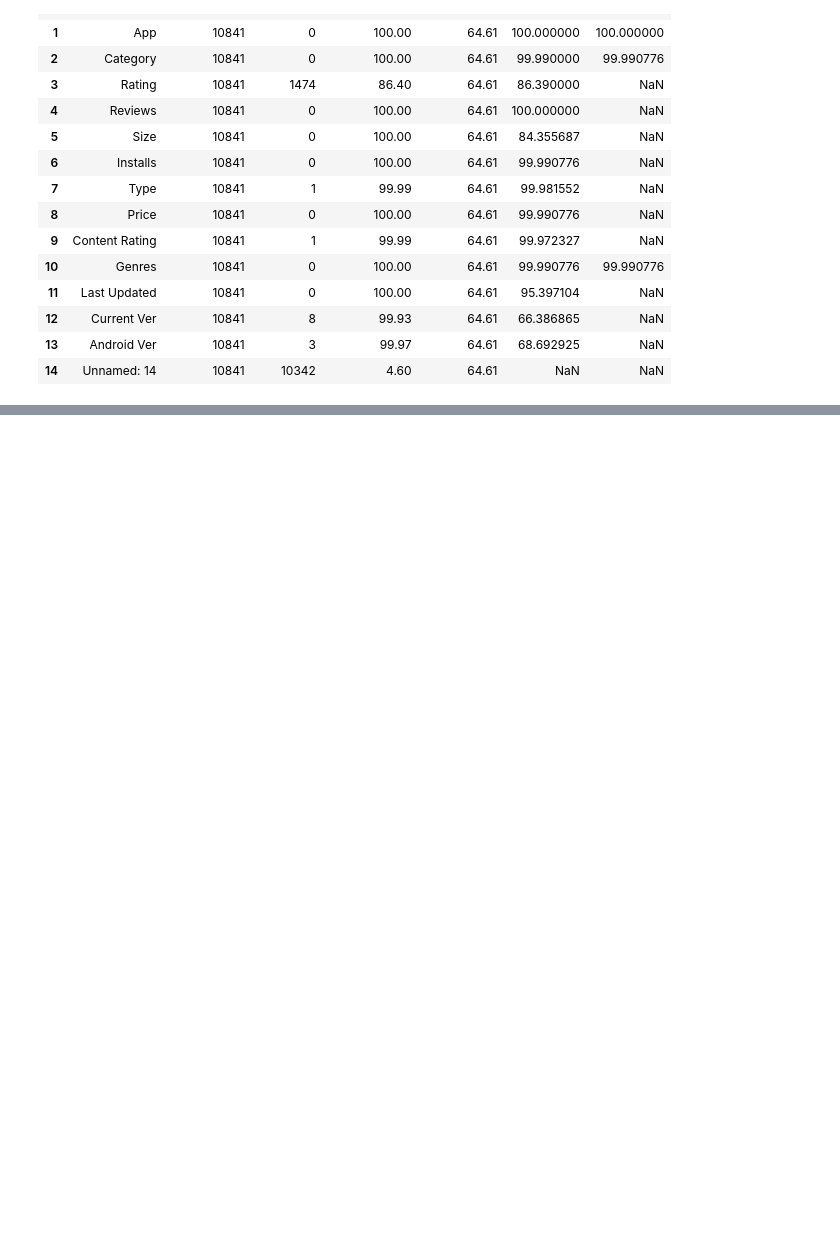
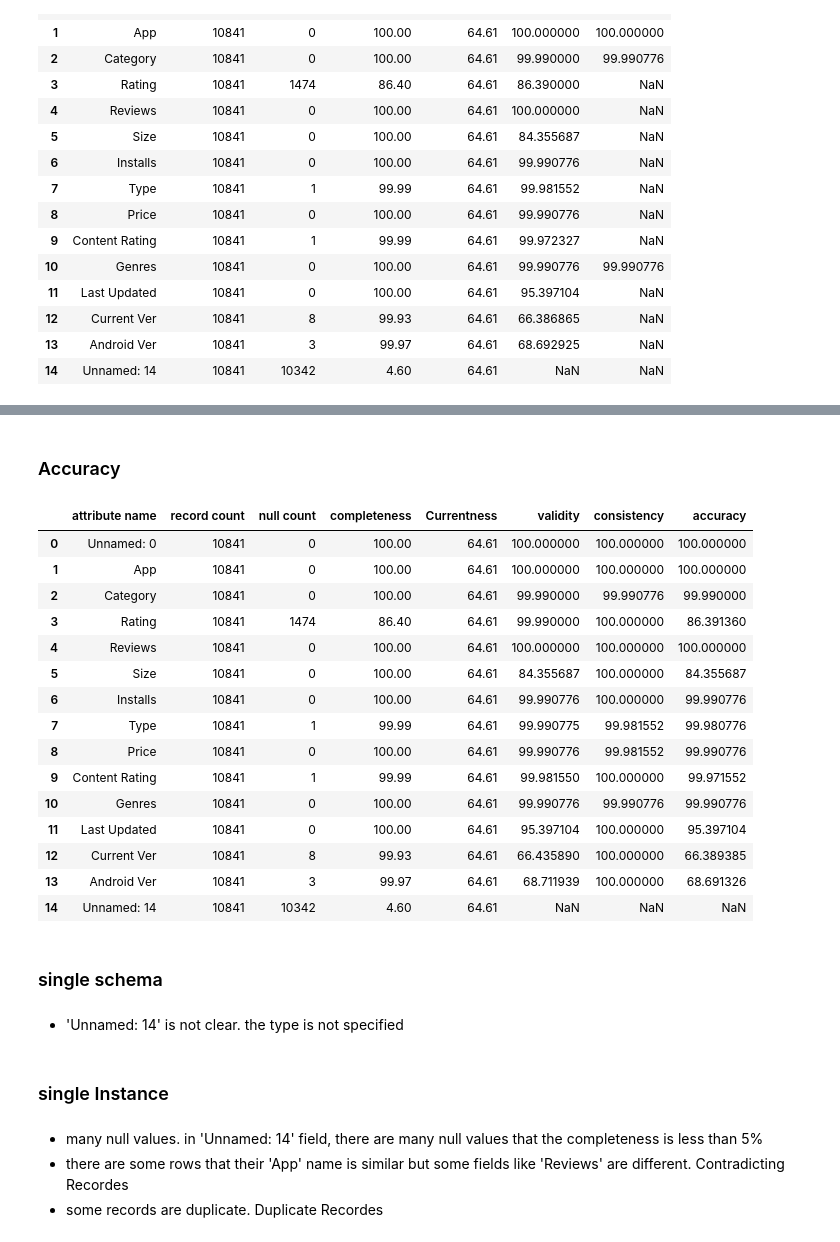
Before and after one commit to SeyedMohammadMahdi/DataMining-ph1p2, a Jupyter notebook: phase1part2.ipynb, the cells around one changed output, grey strips where cells are left out. Cells and saved outputs as stored; diff of their text form; code cells hidden in the pictures; blank space fills up the shorter version.

```diff
--- a/phase1part2.ipynb
+++ b/phase1part2.ipynb
@@ -243 +416,13 @@ output_df
 | 14 | Unnamed: 14 | 10841 | 10342 | 4.60 | 64.61 | NaN | NaN |
+# %%
+output_df.loc[output_df['attribute name'] == "Unnamed: 0", "consistency"] = float(100)
+output_df.loc[output_df['attribute name'] == "App", "consistency"] = float(100)
+output_df.loc[output_df['attribute name'] == "Rating", "consistency"] = float(100)
+output_df.loc[output_df['attribute name'] == "Reviews", "consistency"] = float(100)
+output_df.loc[output_df['attribute name'] == "Size", "consistency"] = float(100)
+output_df.loc[output_df['attribute name'] == "Installs", "consistency"] = float(100)
+output_df.loc[output_df['attribute name'] == "Content Rating", "consistency"] = float(100)
+output_df.loc[output_df['attribute name'] == "Last Updated", "consistency"] = float(100)
+output_df.loc[output_df['attribute name'] == "Current Ver", "consistency"] = float(100)
+output_df.loc[output_df['attribute name'] == "Android Ver", "consistency"] = float(100)
+output_df
@@ -243,0 +446,9 @@ output_df
+# %%
+count = 0
+for i, r in df.iterrows():
+    if (r['Type'] == "Free" and r['Price'] == '0') or r['Type'] == "Paid" and r['Price'] != '0':
+        count += 1
+consistency = 100.0 * float(count) / float(df.shape[0])
+output_df.loc[output_df['attribute name'] == "Type", "consistency"] = consistency
+output_df.loc[output_df['attribute name'] == "Price", "consistency"] = consistency
+output_df
@@ -243,0 +472,32 @@ output_df
+# %% [markdown]
+### Accuracy
+# %%
+output_df['accuracy'] = output_df['validity'] * output_df['completeness'] / 100
+output_df
+# %% [output]
+|  | attribute name | record count | null count | completeness | Currentness | validity | consistency | accuracy |
+| 0 | Unnamed: 0 | 10841 | 0 | 100.00 | 64.61 | 100.000000 | 100.000000 | 100.000000 |
+| 1 | App | 10841 | 0 | 100.00 | 64.61 | 100.000000 | 100.000000 | 100.000000 |
+| 2 | Category | 10841 | 0 | 100.00 | 64.61 | 99.990000 | 99.990776 | 99.990000 |
+| 3 | Rating | 10841 | 1474 | 86.40 | 64.61 | 99.990000 | 100.000000 | 86.391360 |
+| 4 | Reviews | 10841 | 0 | 100.00 | 64.61 | 100.000000 | 100.000000 | 100.000000 |
+| 5 | Size | 10841 | 0 | 100.00 | 64.61 | 84.355687 | 100.000000 | 84.355687 |
+| 6 | Installs | 10841 | 0 | 100.00 | 64.61 | 99.990776 | 100.000000 | 99.990776 |
+| 7 | Type | 10841 | 1 | 99.99 | 64.61 | 99.990775 | 99.981552 | 99.980776 |
+| 8 | Price | 10841 | 0 | 100.00 | 64.61 | 99.990776 | 99.981552 | 99.990776 |
+| 9 | Content Rating | 10841 | 1 | 99.99 | 64.61 | 99.981550 | 100.000000 | 99.971552 |
+| 10 | Genres | 10841 | 0 | 100.00 | 64.61 | 99.990776 | 99.990776 | 99.990776 |
+| 11 | Last Updated | 10841 | 0 | 100.00 | 64.61 | 95.397104 | 100.000000 | 95.397104 |
+| 12 | Current Ver | 10841 | 8 | 99.93 | 64.61 | 66.435890 | 100.000000 | 66.389385 |
+| 13 | Android Ver | 10841 | 3 | 99.97 | 64.61 | 68.711939 | 100.000000 | 68.691326 |
+| 14 | Unnamed: 14 | 10841 | 10342 | 4.60 | 64.61 | NaN | NaN | NaN |
+# %% [markdown]
+### single schema
+# %% [markdown]
+* 'Unnamed: 14' is not clear. the type is not specified
+# %% [markdown]
+### single Instance
+# %% [markdown]
+* many null values. in 'Unnamed: 14' field, there are many null values that the completeness is less than 5%
+* there are some rows that their 'App' name is similar but some fields like 'Reviews' are different. Contradicting Recordes
+* some records are duplicate. Duplicate Recordes
```
Also changed, not shown: parts of 15 cells of this notebook.
